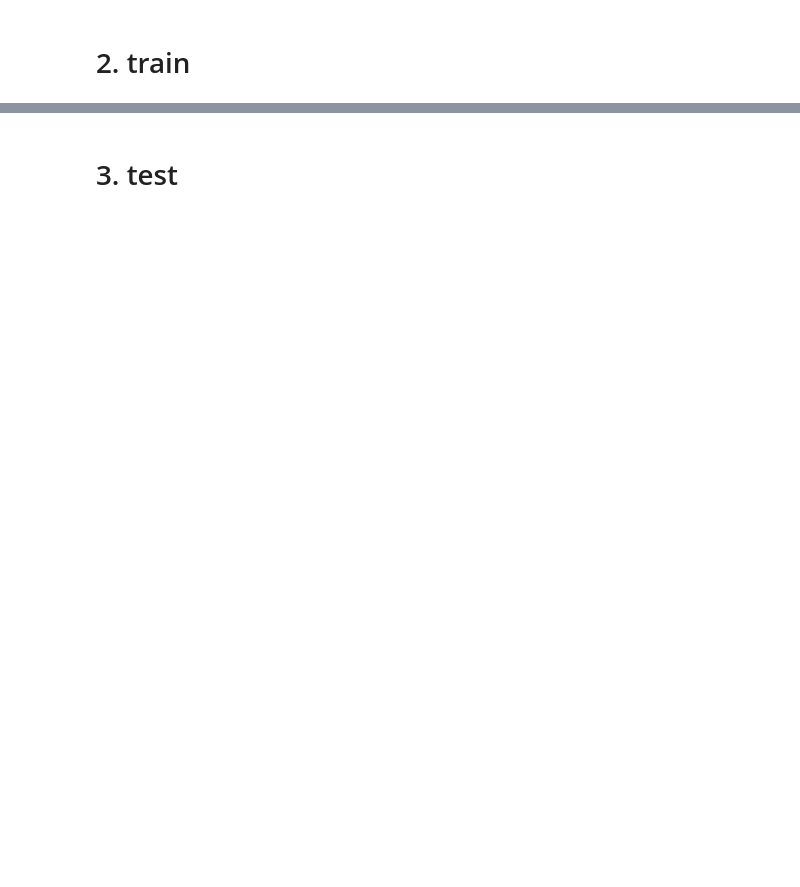
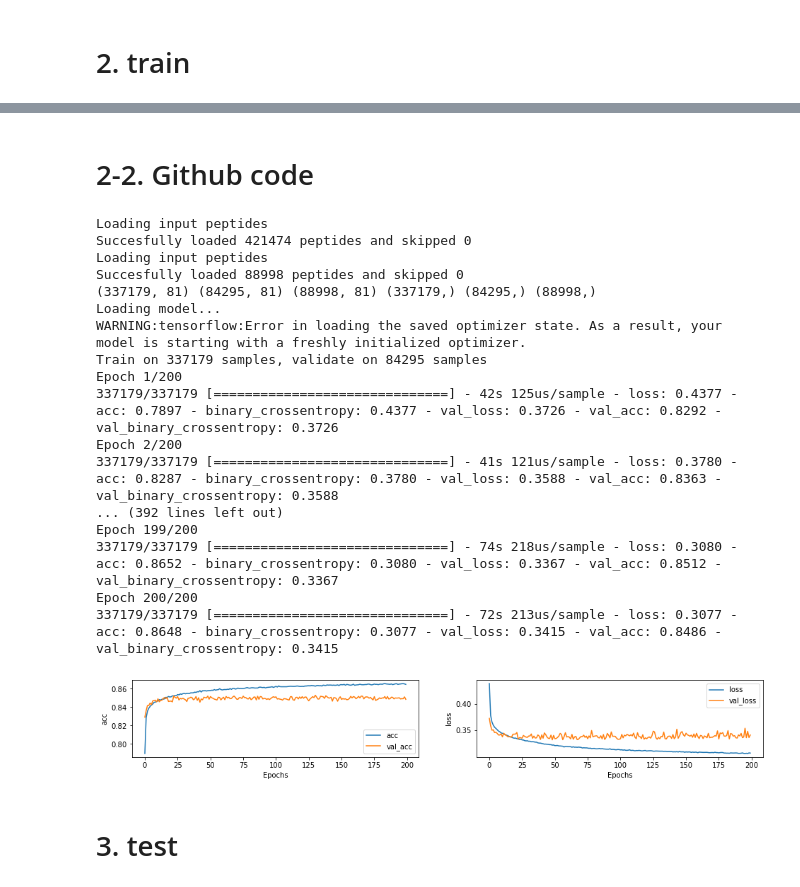
Before and after one commit to zoohoson/Peptide_Detectability, a Jupyter notebook: noPTM_test/2019Bioinformatics_DeepMSpeptide_noPTM.ipynb, the cells around one changed output, grey strips where cells are left out. Drawn from its saved outputs; the diff is of its cells as text; code cells hidden in the pictures; blank space fills up the shorter version.

```diff
--- a/noPTM_test/2019Bioinformatics_DeepMSpeptide_noPTM.ipynb
+++ b/noPTM_test/2019Bioinformatics_DeepMSpeptide_noPTM.ipynb
@@ -160,3 +160,57 @@ plot_graphs(history, 'loss')
+# %% [markdown]
+# 2-2. Github code
+# %%
+args = file_path + 'detect_peptide_train_noptm.txt'
+print('Loading input peptides')
+X_train81, skipped, lines = load_pep_and_codify(args, 81)
+tmp = open(file_path+'detect_peptide_train_y_noptm.txt')
+y_train81 = np.array([int(_.replace('\n', '')) for _ in tmp.readlines()])
+tmp.close()
+print('Succesfully loaded {0} peptides and skipped {1}'.format(len(lines), str(skipped)))
+
+args = file_path + 'detect_peptide_test_noptm.txt'
+print('Loading input peptides')
+X_test81, skipped, lines = load_pep_and_codify(args, 81)
+tmp = open(file_path+'detect_peptide_test_y_noptm.txt')
+y_test81 = np.array([int(_.replace('\n', '')) for _ in tmp.readlines()])
+tmp.close()
+print('Succesfully loaded {0} peptides and skipped {1}'.format(len(lines), str(skipped)))
+
+X_train81, X_val81, y_train81, y_val81 = train_test_split(X_train81, y_train81, test_size=0.2)
+print(X_train81.shape, X_val81.shape, X_test81.shape, y_train81.shape, y_val81.shape, y_test81.shape)
+
+
+print('Loading model...')
+model_2_1D = keras.models.load_model(file_path + 'model_2_1D.h5')
+
+history_github = model_2_1D.fit(X_train81, y_train81, epochs=200,
+                    batch_size=100,
+                    validation_data=(X_val81, y_val81))
+
+plt.figure(figsize=(16,2))
+plt.subplot(1,2,1)
+plot_graphs(history_github, 'acc')
+plt.subplot(1,2,2)
+plot_graphs(history_github, 'loss')
+# %% [output]
+Loading input peptides
+Succesfully loaded 421474 peptides and skipped 0
+Loading input peptides
+Succesfully loaded 88998 peptides and skipped 0
+(337179, 81) (84295, 81) (88998, 81) (337179,) (84295,) (88998,)
+Loading model...
+WARNING:tensorflow:Error in loading the saved optimizer state. As a result, your model is starting with a freshly initialized optimizer.
+Train on 337179 samples, validate on 84295 samples
+Epoch 1/200
+337179/337179 [==============================] - 42s 125us/sample - loss: 0.4377 - acc: 0.7897 - binary_crossentropy: 0.4377 - val_loss: 0.3726 - val_acc: 0.8292 - val_binary_crossentropy: 0.3726
+Epoch 2/200
+337179/337179 [==============================] - 41s 121us/sample - loss: 0.3780 - acc: 0.8287 - binary_crossentropy: 0.3780 - val_loss: 0.3588 - val_acc: 0.8363 - val_binary_crossentropy: 0.3588
+... (392 lines left out)
+Epoch 199/200
+337179/337179 [==============================] - 74s 218us/sample - loss: 0.3080 - acc: 0.8652 - binary_crossentropy: 0.3080 - val_loss: 0.3367 - val_acc: 0.8512 - val_binary_crossentropy: 0.3367
+Epoch 200/200
+337179/337179 [==============================] - 72s 213us/sample - loss: 0.3077 - acc: 0.8648 - binary_crossentropy: 0.3077 - val_loss: 0.3415 - val_acc: 0.8486 - val_binary_crossentropy: 0.3415
+[figure, added]
 # %% [markdown]
 # 3. test
 # %%
```
Also changed, not shown: parts of 13 cells of this notebook, 31 other files.
